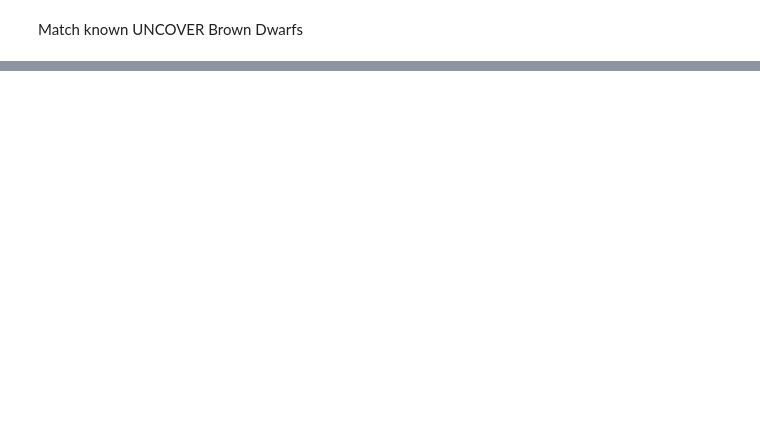
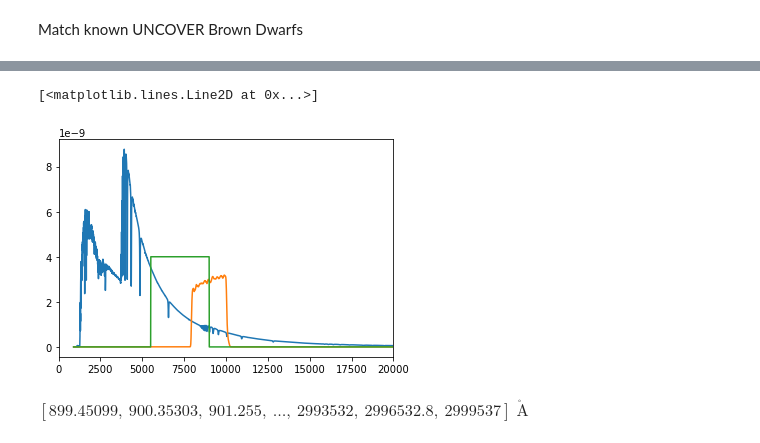
Before and after one commit to tHarvey303/BD-Finder, a Jupyter notebook: examples/uncover_bd.ipynb, the cells around one changed output, grey strips where cells are left out. Drawn from its saved outputs; the diff is of its cells as text; code cells hidden in the pictures; blank space fills up the shorter version.

```diff
--- a/examples/uncover_bd.ipynb
+++ b/examples/uncover_bd.ipynb
@@ -364,0 +444,23 @@ s.plot_fit(cat_id=29562, test_scale=1,);
+# %%
+plt.plot(vega_wav, vega_flux)
+plt.xlim(0, 20000)
+
+# plot transmission profile on top
+
+plt.plot(vega_wav, transmission/1e8)
+
+# Add a V-band filter
+
+V_band = [5500, 9000] * u.AA
+
+V_transmission = np.zeros(len(vega_wav))
+V_transmission[(vega_wav > V_band[0]) & (vega_wav < V_band[1])] = 4e-9
+
+plt.plot(vega_wav, V_transmission)
+# %% [output]
+[<matplotlib.lines.Line2D at 0x...>]
+[figure, added]
+# %%
+vega_wav
+# %% [output]
+$[899.45099,~900.35303,~901.255,~\dots,~2993532,~2996532.8,~2999537] \; \mathrm{\mathring{A}}$
```
Also changed, not shown: parts of 27 cells of this notebook, 2 other files.
